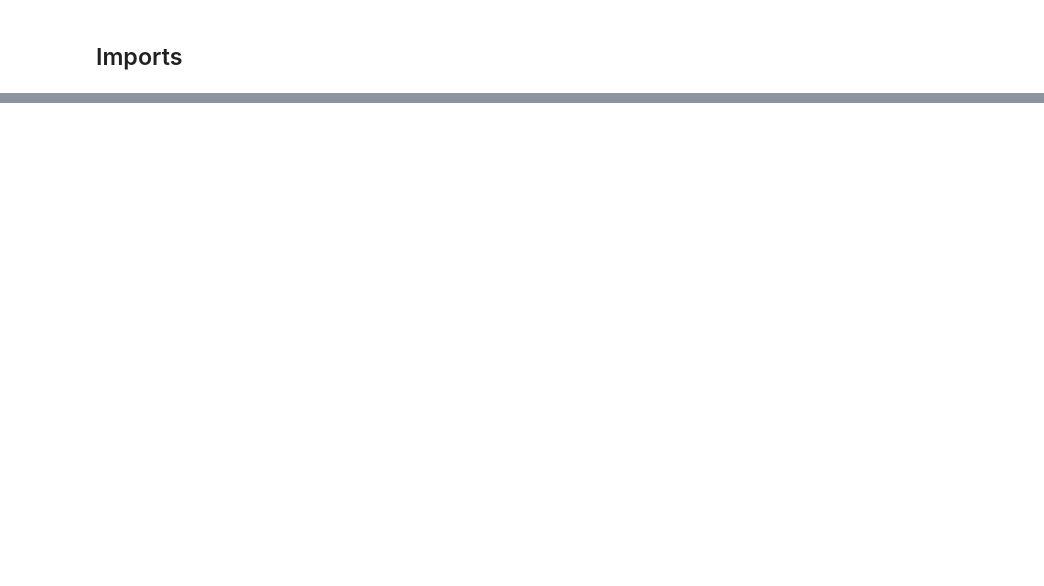
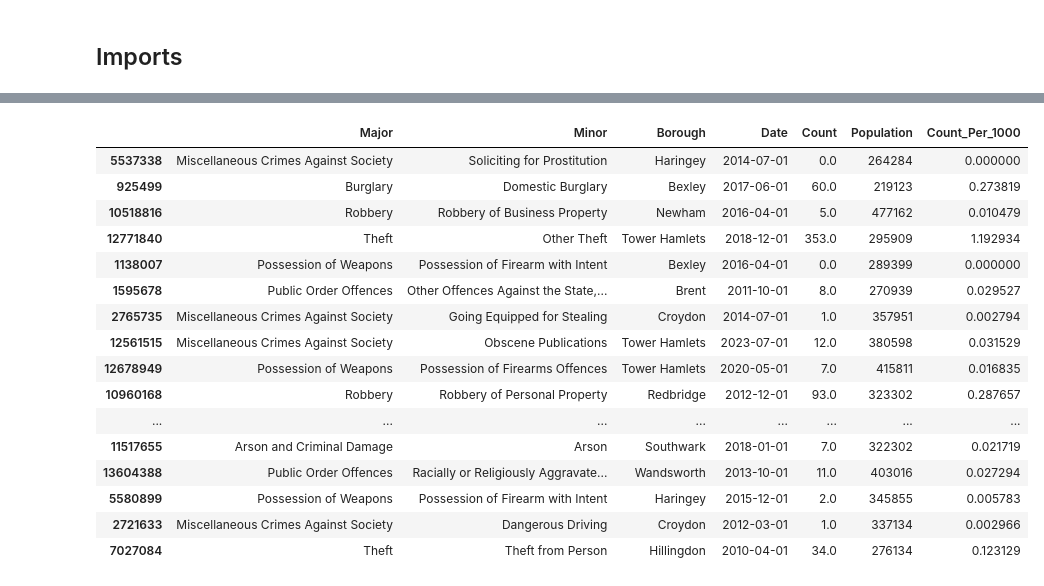
Before and after one commit to JamieW365/londoncrime, a Jupyter notebook: notebooks/exploratory/jw-2-population-exploration.ipynb, the cells around one changed output, grey strips where cells are left out. Cells and saved outputs as stored; diff of their text form; code cells hidden in the pictures; blank space fills up the shorter version.

Commit message:
merge population data

```diff
--- a/notebooks/exploratory/jw-2-population-exploration.ipynb
+++ b/notebooks/exploratory/jw-2-population-exploration.ipynb
@@ -37,0 +13,5 @@ os.path.join(root_dir, 'data')
+# %%
+# Load environment variables
+load_dotenv(find_dotenv())
+url_population = os.environ.get("URL_POP_BOROUGH")
+url_population
@@ -37,0 +20,3 @@ os.path.join(root_dir, 'data')
+# %%
+df_pop = pd.read_csv(url_population)
+df_pop.head()
@@ -44,0 +48,3 @@ FileNotFoundError: [Errno 2] No such file or directory: '/home/jamie/code/JamieW
+# %%
+df_merged = df_crime.merge(df_pop[['Name', 'Population']], how='inner', left_on='Borough', right_on='Name').drop('Name', axis=1)
+df_merged.head()
@@ -44,0 +78,21 @@ FileNotFoundError: [Errno 2] No such file or directory: '/home/jamie/code/JamieW
+# %%
+df_merged['Count_Per_1000'] = df_merged['Count'] / (df_merged['Population'] / 1000)
+df_merged.sample(20)
+# %% [output]
+|  | Major | Minor | Borough | Date | Count | Population | Count_Per_1000 |
+| 5537338 | Miscellaneous Crimes Against Society | Soliciting for Prostitution | Haringey | 2014-07-01 | 0.0 | 264284 | 0.000000 |
+| 925499 | Burglary | Domestic Burglary | Bexley | 2017-06-01 | 60.0 | 219123 | 0.273819 |
+| 10518816 | Robbery | Robbery of Business Property | Newham | 2016-04-01 | 5.0 | 477162 | 0.010479 |
+| 12771840 | Theft | Other Theft | Tower Hamlets | 2018-12-01 | 353.0 | 295909 | 1.192934 |
+| 1138007 | Possession of Weapons | Possession of Firearm with Intent | Bexley | 2016-04-01 | 0.0 | 289399 | 0.000000 |
+| 1595678 | Public Order Offences | Other Offences Against the State,... | Brent | 2011-10-01 | 8.0 | 270939 | 0.029527 |
+| 2765735 | Miscellaneous Crimes Against Society | Going Equipped for Stealing | Croydon | 2014-07-01 | 1.0 | 357951 | 0.002794 |
+| 12561515 | Miscellaneous Crimes Against Society | Obscene Publications | Tower Hamlets | 2023-07-01 | 12.0 | 380598 | 0.031529 |
+| 12678949 | Possession of Weapons | Possession of Firearms Offences | Tower Hamlets | 2020-05-01 | 7.0 | 415811 | 0.016835 |
+| 10960168 | Robbery | Robbery of Personal Property | Redbridge | 2012-12-01 | 93.0 | 323302 | 0.287657 |
+| ... | ... | ... | ... | ... | ... | ... | ... |
+| 11517655 | Arson and Criminal Damage | Arson | Southwark | 2018-01-01 | 7.0 | 322302 | 0.021719 |
+| 13604388 | Public Order Offences | Racially or Religiously Aggravate... | Wandsworth | 2013-10-01 | 11.0 | 403016 | 0.027294 |
+| 5580899 | Possession of Weapons | Possession of Firearm with Intent | Haringey | 2015-12-01 | 2.0 | 345855 | 0.005783 |
+| 2721633 | Miscellaneous Crimes Against Society | Dangerous Driving | Croydon | 2012-03-01 | 1.0 | 337134 | 0.002966 |
+| 7027084 | Theft | Theft from Person | Hillingdon | 2010-04-01 | 34.0 | 276134 | 0.123129 |
```
Also changed, not shown: parts of 15 cells of this notebook.
